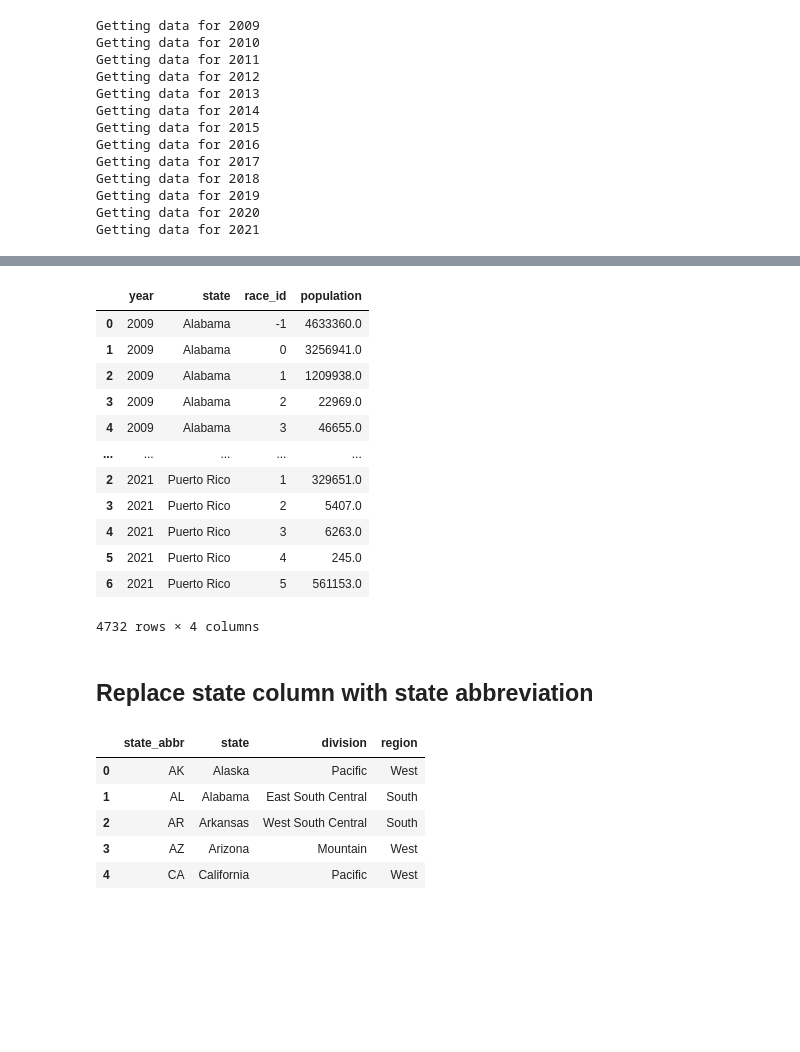
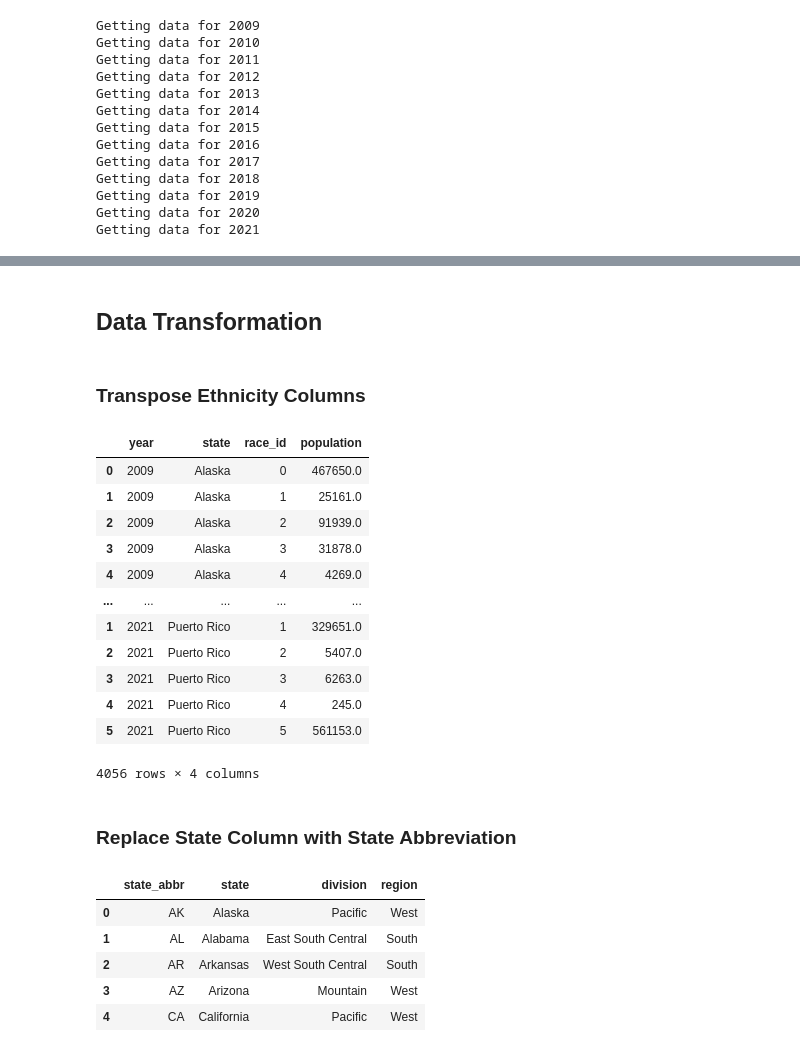
Before and after one commit to jeffdubo/us-hate-crimes, a Jupyter notebook: database/data_processing_us_census.ipynb, the cells around one changed output, grey strips where cells are left out. Saved outputs shown, nothing was run; the diff lists cells and outputs as text; code cells hidden in the pictures; blank space fills up the shorter version.

```diff
--- a/database/data_processing_us_census.ipynb
+++ b/database/data_processing_us_census.ipynb
@@ -14,7 +16,6 @@ def get_census_data(year):
     # state_code = states.CA.fips
     variables = [
         'NAME',
-        'B01003_001E',   # Population
         'B02001_002E',   # White
         'B02001_003E',   # Black or African American
         'B02001_004E',   # American Indian and Alaska Native
@@ -91,32 +94,40 @@ dtype: object
+# %% [markdown]
+## Data Transformation
+# %% [markdown]
+### Transpose Ethnicity Columns
 # %%
 # Create empty dataframe
 census_new_df = pd.DataFrame(columns=['year', 'state', 'race_id', 'population'])
 
 # loop through rows creating a dataframe with separate rows for each ethnicity
 for row in range(0, len(census_df)):
-    state = [census_df.iloc[row, 0]] * 7
-    year = [census_df.iloc[row, 9]] * 7
-    race_id = [-1, 0, 1, 2, 3, 4, 5] # These are the indexes for the race table (see data_engineering notebook)
-    population = [census_df.iloc[row, col] for col in range(1, 8)]
+    state = [census_df.iloc[row, 0]] * 6
+    year = [census_df.iloc[row, 8]] * 6
+    race_id = [0, 1, 2, 3, 4, 5] # These are the indicies for the race table (see data_processing_hate_crime notebook)
+    population = [census_df.iloc[row, col] for col in range(1, 7)]
     df = pd.DataFrame({'year': year, 'state': state, 'race_id': race_id, 'population': population})
     # Add row dataframe to new dataframe
-    census_new_df = pd.concat([census_new_df, df])
-
+    # If statement prevents concatentation error with empty dataframe
+    if census_new_df.empty:
+        census_new_df = df.copy()
+    else:
+        census_new_df = pd.concat([census_new_df, df])
+# Display dataframe
 census_new_df
 # %% [output]
 |  | year | state | race_id | population |
-| 0 | 2009 | Alabama | -1 | 4633360.0 |
-| 1 | 2009 | Alabama | 0 | 3256941.0 |
-| 2 | 2009 | Alabama | 1 | 1209938.0 |
-| 3 | 2009 | Alabama | 2 | 22969.0 |
-| 4 | 2009 | Alabama | 3 | 46655.0 |
+| 0 | 2009 | Alaska | 0 | 467650.0 |
+| 1 | 2009 | Alaska | 1 | 25161.0 |
+| 2 | 2009 | Alaska | 2 | 91939.0 |
+| 3 | 2009 | Alaska | 3 | 31878.0 |
+| 4 | 2009 | Alaska | 4 | 4269.0 |
 | ... | ... | ... | ... | ... |
-| 2 | 2021 | Puerto Rico | 1 | 329651.0 |
-| 3 | 2021 | Puerto Rico | 2 | 5407.0 |
-| 4 | 2021 | Puerto Rico | 3 | 6263.0 |
-| 5 | 2021 | Puerto Rico | 4 | 245.0 |
-| 6 | 2021 | Puerto Rico | 5 | 561153.0 |
+| 1 | 2021 | Puerto Rico | 1 | 329651.0 |
+| 2 | 2021 | Puerto Rico | 2 | 5407.0 |
+| 3 | 2021 | Puerto Rico | 3 | 6263.0 |
+| 4 | 2021 | Puerto Rico | 4 | 245.0 |
+| 5 | 2021 | Puerto Rico | 5 | 561153.0 |
-4732 rows × 4 columns
+4056 rows × 4 columns
 # %% [markdown]
-## Replace state column with state abbreviation
+### Replace State Column with State Abbreviation
 # %%
```
Also changed, not shown: parts of 11 cells of this notebook, 1 other file.
